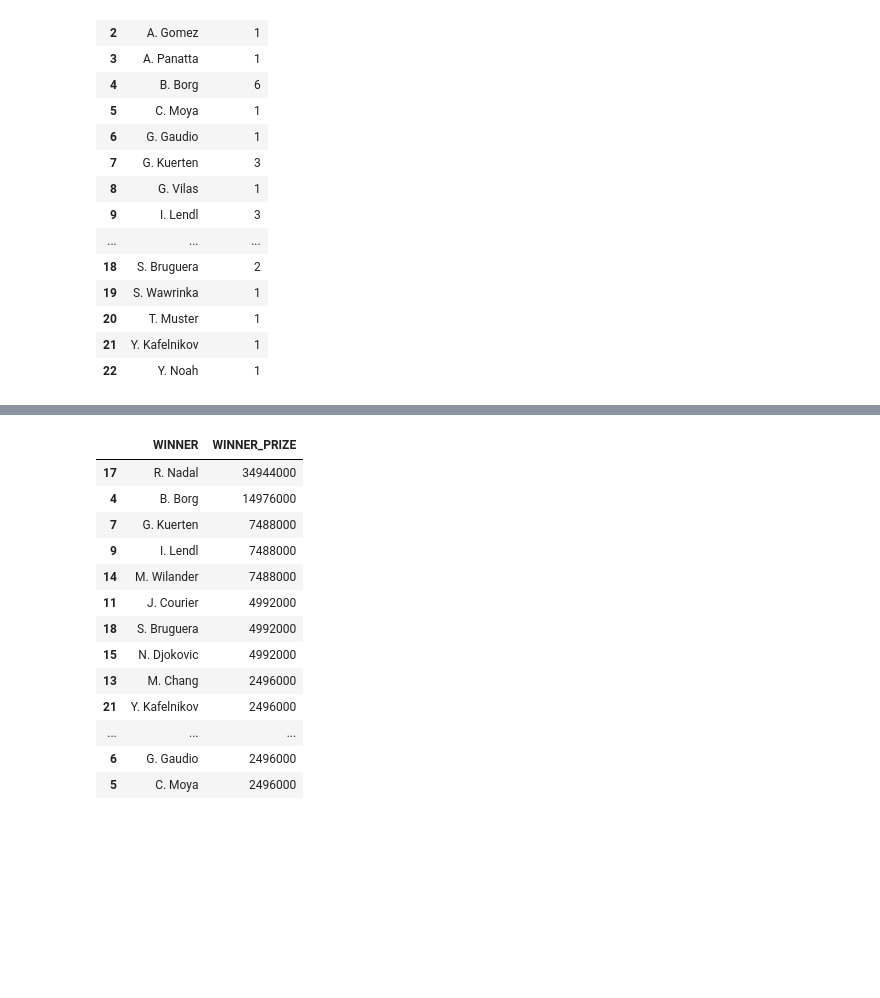
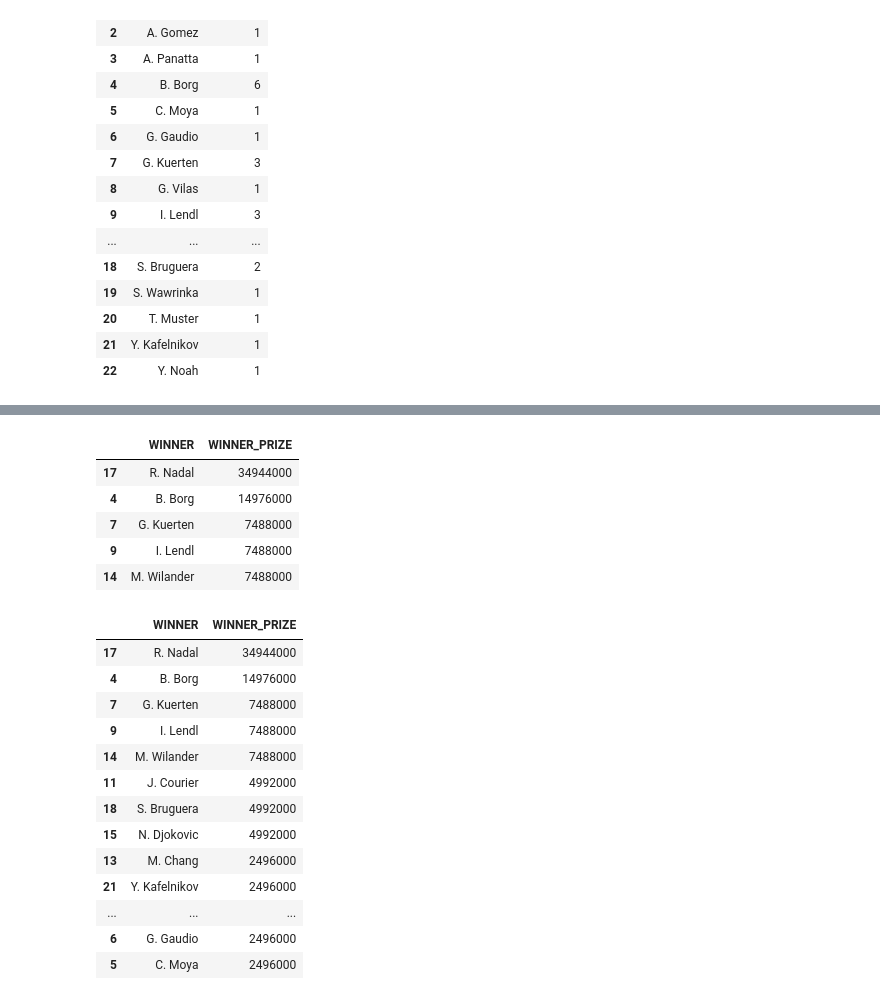
Before and after one commit to Lokhy87/EDA_entrega, a Jupyter notebook: Limpieza.ipynb, the cells around one changed output, grey strips where cells are left out. Cells and saved outputs as stored; diff of their text form; code cells hidden in the pictures; blank space fills up the shorter version.

```diff
--- a/Limpieza.ipynb
+++ b/Limpieza.ipynb
@@ -1201,3 +1216,20 @@ plt.show()
+# %%
+# Filter the dataset for Roland Garros winners
+roland_garros_data = df_majors[df_majors['TOURNAMENT'] == 'Roland Garros']
+
+# Group by winners to sum the prize money they have won at Roland Garros
+roland_garros_earnings = roland_garros_data.groupby('WINNER')['WINNER_PRIZE'].sum().reset_index()
+
+# Sort the players by the total prize money won, in descending order
+roland_garros_earnings_sorted = roland_garros_earnings.sort_values(by='WINNER_PRIZE', ascending=False)
+roland_garros_earnings_sorted.head()
+# %% [output]
+|  | WINNER | WINNER_PRIZE |
+| 17 | R. Nadal | 34944000 |
+| 4 | B. Borg | 14976000 |
+| 7 | G. Kuerten | 7488000 |
+| 9 | I. Lendl | 7488000 |
+| 14 | M. Wilander | 7488000 |
 # %%
 # Agrupar los datos por ganador y sumar el premio total ganado en Roland Garros por cada jugador
 roland_garros_money_sum = df_majors[df_majors['TOURNAMENT'].str.contains("Roland Garros")].groupby('WINNER')['WINNER_PRIZE'].sum().reset_index()
```
Also changed, not shown: parts of 13 cells of this notebook.
